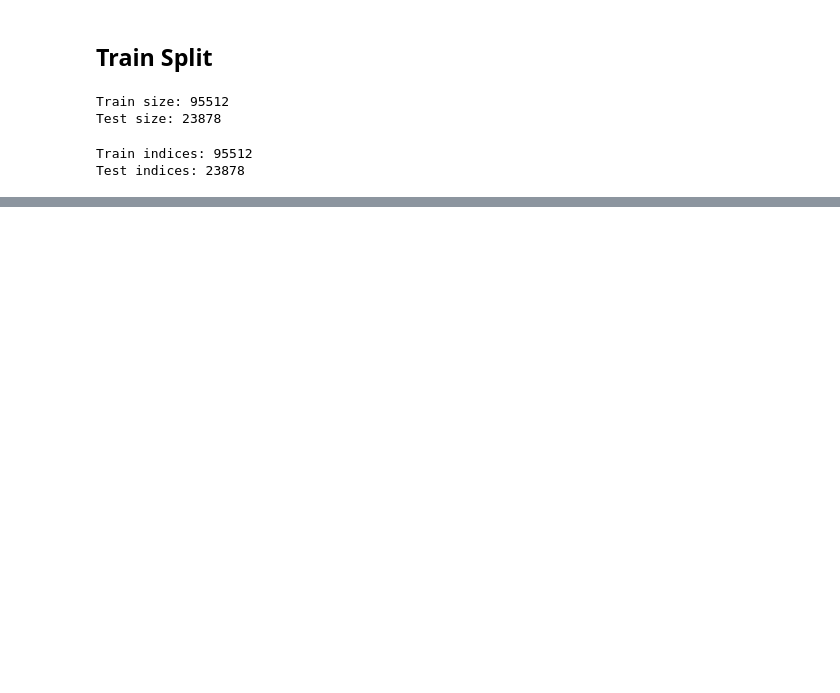
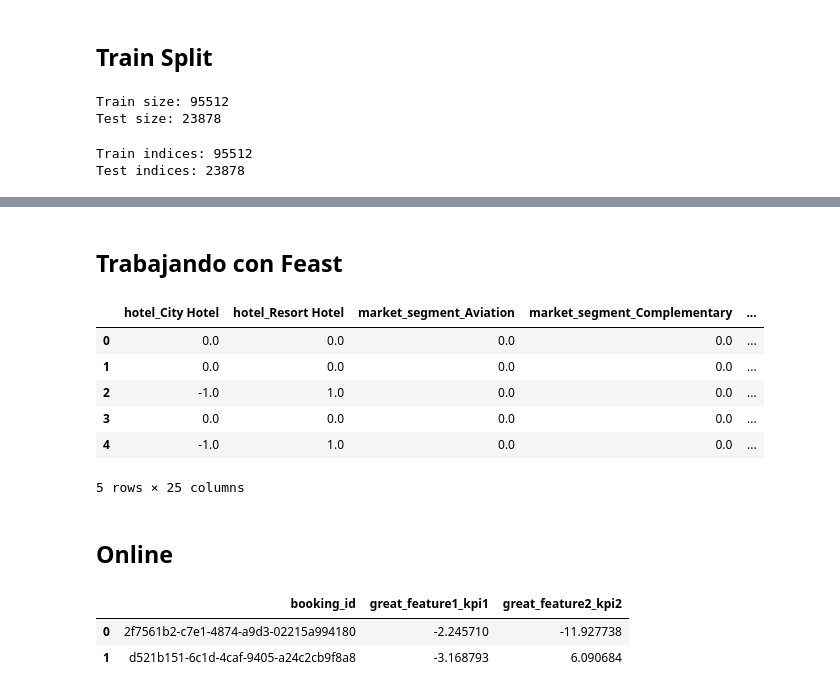
Before and after one commit to kerasPro/ML2_Clase, a Jupyter notebook: notebooks/1_fe0.ipynb, the cells around one changed output, grey strips where cells are left out. Drawn from its saved outputs; the diff is of its cells as text; code cells hidden in the pictures; blank space fills up the shorter version.

```diff
--- a/notebooks/1_fe0.ipynb
+++ b/notebooks/1_fe0.ipynb
@@ -227,0 +209,13 @@ test_processor.run()
+# %% [markdown]
+## Trabajando con Feast
+# %%
+_test_fs_df = pd.read_parquet('../feast_service/fs_ml2/feature_repo/data/booking_features.parquet')
+_test_fs_df.head()
+# %% [output]
+|  | hotel_City Hotel | hotel_Resort Hotel | market_segment_Aviation | market_segment_Complementary | ... |
+| 0 | 0.0 | 0.0 | 0.0 | 0.0 | ... |
+| 1 | 0.0 | 0.0 | 0.0 | 0.0 | ... |
+| 2 | -1.0 | 1.0 | 0.0 | 0.0 | ... |
+| 3 | 0.0 | 0.0 | 0.0 | 0.0 | ... |
+| 4 | -1.0 | 1.0 | 0.0 | 0.0 | ... |
+5 rows × 25 columns
@@ -227,0 +227,2 @@ test_processor.run()
+# %% [markdown]
+## Online
@@ -227,0 +248,12 @@ test_processor.run()
+# %%
+# 4. Llamar a la función correcta: get_online_features
+online_features = fs.get_online_features(
+    features=feature_service,  # Es más limpio pasar el servicio directamente
+    entity_rows=entity_rows
+).to_dict()
+
+pd.DataFrame.from_dict(online_features)
+# %% [output]
+|  | booking_id | great_feature1_kpi1 | great_feature2_kpi2 |
+| 0 | 2f7561b2-c7e1-4874-a9d3-02215a994180 | -2.245710 | -11.927738 |
+| 1 | d521b151-6c1d-4caf-9405-a24c2cb9f8a8 | -3.168793 | 6.090684 |
```
Also changed, not shown: parts of 20 cells of this notebook, 9 other files.
